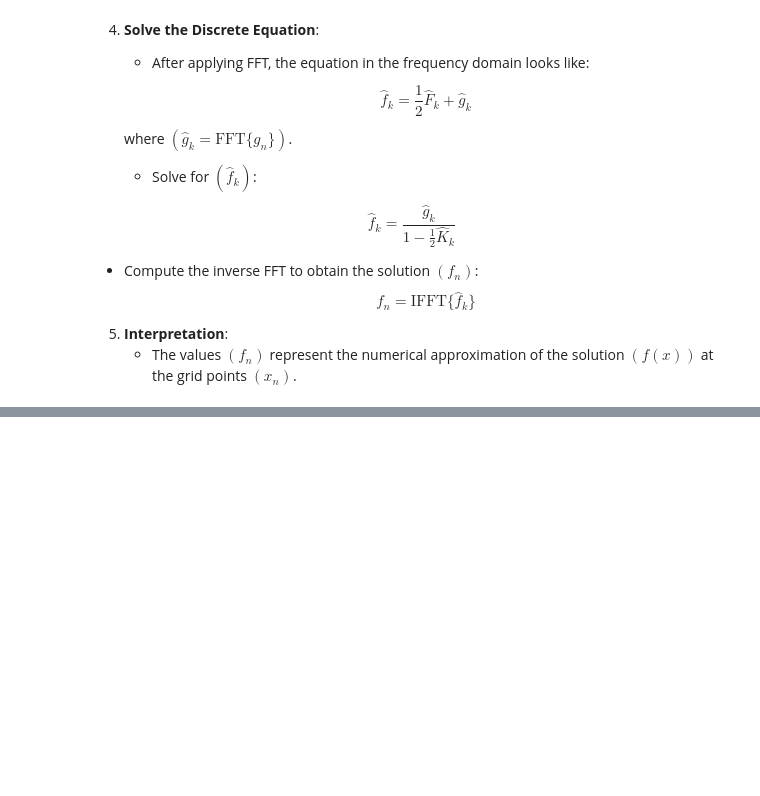
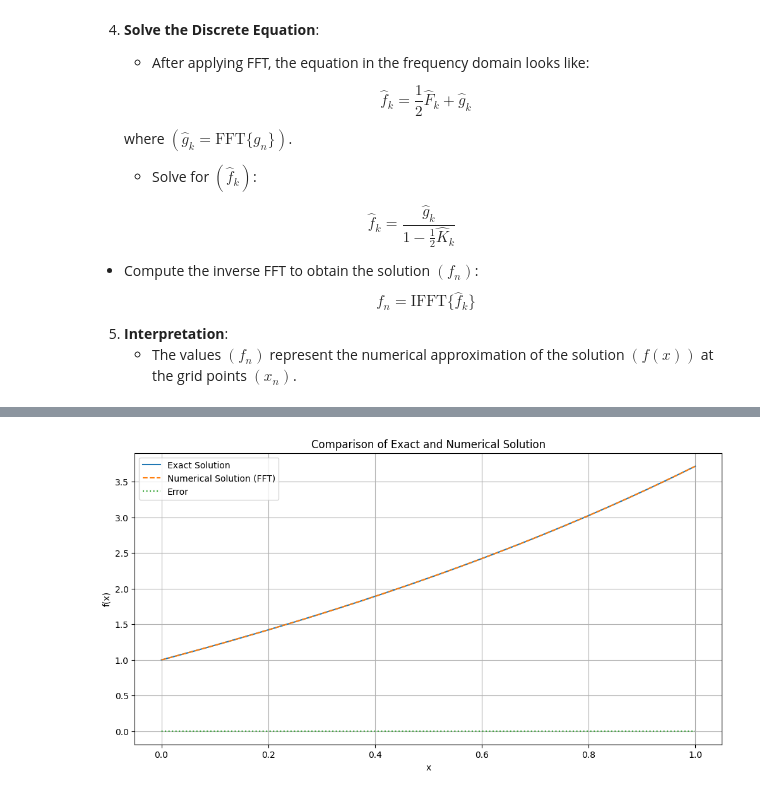
Before and after one commit to mmovahed/Applied-Scientific-Computing-with-Python, a Jupyter notebook: FFT_IE.ipynb, the cells around one changed output, grey strips where cells are left out. Cells and saved outputs as stored; diff of their text form; code cells hidden in the pictures; blank space fills up the shorter version.

```diff
--- a/FFT_IE.ipynb
+++ b/FFT_IE.ipynb
@@ -109,0 +63,68 @@ Mean absolute error: 0.09275921167524051
+# %%
+import numpy as np
+from scipy.integrate import quad
+from scipy.fft import fft, ifft
+import matplotlib.pyplot as plt
+
+a , b = 0 , 1
+# Define grid points
+N = 1024*1024
+
+def Exact(x):
+  return x + np.exp(x)
+
+def F(x):
+  return np.exp(x) + x - 4/3
+
+
+x = np.linspace(a, b, N)
+dx = x[1] - x[0]
+
+# Initial guess for u(x)
+u_current = np.zeros_like(x)
+
+# Iteration parameters
+tolerance = 1e-6
+max_iterations = 100
+iteration = 0
+
+while iteration < max_iterations:
+    # Compute the integral term C using FFT
+    U = fft(u_current)
+    C = np.sum(x * ifft(U).real * dx)
+
+    # Update u(x) using the computed C
+    u_new = F(x) + C
+
+    # Check for convergence
+    if np.linalg.norm(u_new - u_current, ord=np.inf) < tolerance:
+        break
+
+    # Update for the next iteration
+    u_current = u_new
+    iteration += 1
+
+# Final computed solution
+u_computed = u_current
+
+# For comparison: the exact solution
+u_exact = Exact(x)
+
+# Difference
+difference = u_exact - u_computed
+
+u_computed[:5], u_exact[:5], difference[:5], iteration  # Display first 5 values and number of iterations
+
+# Plot the results
+plt.figure(figsize=(12, 6))
+plt.plot(x, u_exact, label='Exact Solution')
+plt.plot(x, u_computed, label='Numerical Solution (FFT)', linestyle='--')
+plt.plot(x, difference, label='Error', linestyle=':')
+plt.legend()
+plt.title('Comparison of Exact and Numerical Solution')
+plt.xlabel('x')
+plt.ylabel('f(x)')
+plt.grid(True)
+plt.show()
+# %% [output]
+[figure, added]
```
Also changed, not shown: parts of 2 cells of this notebook.
